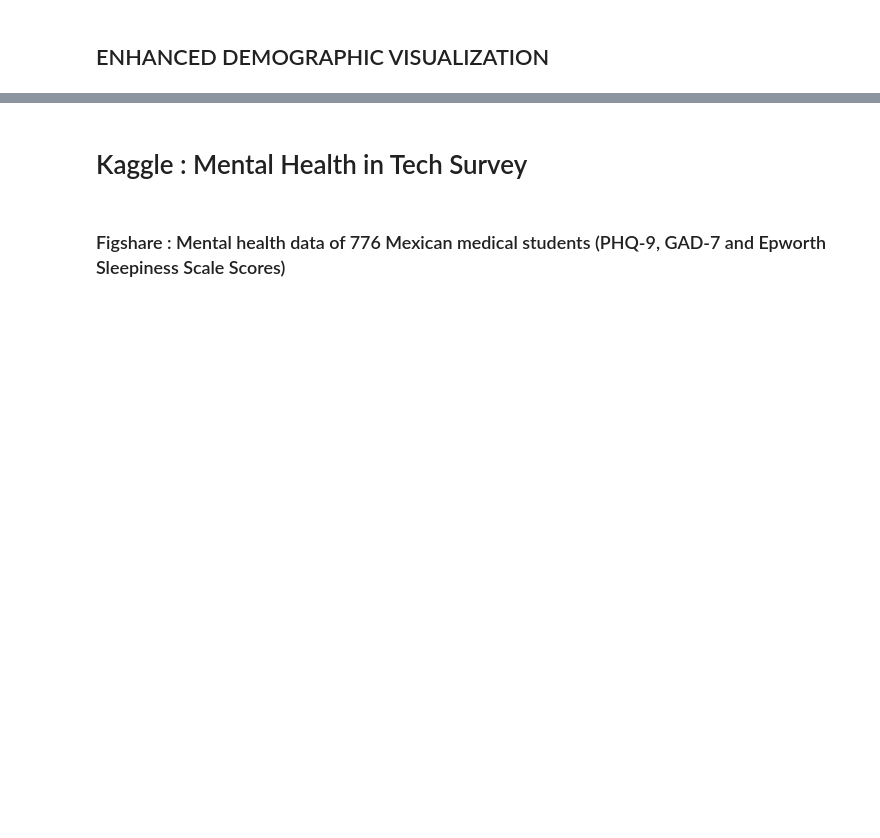
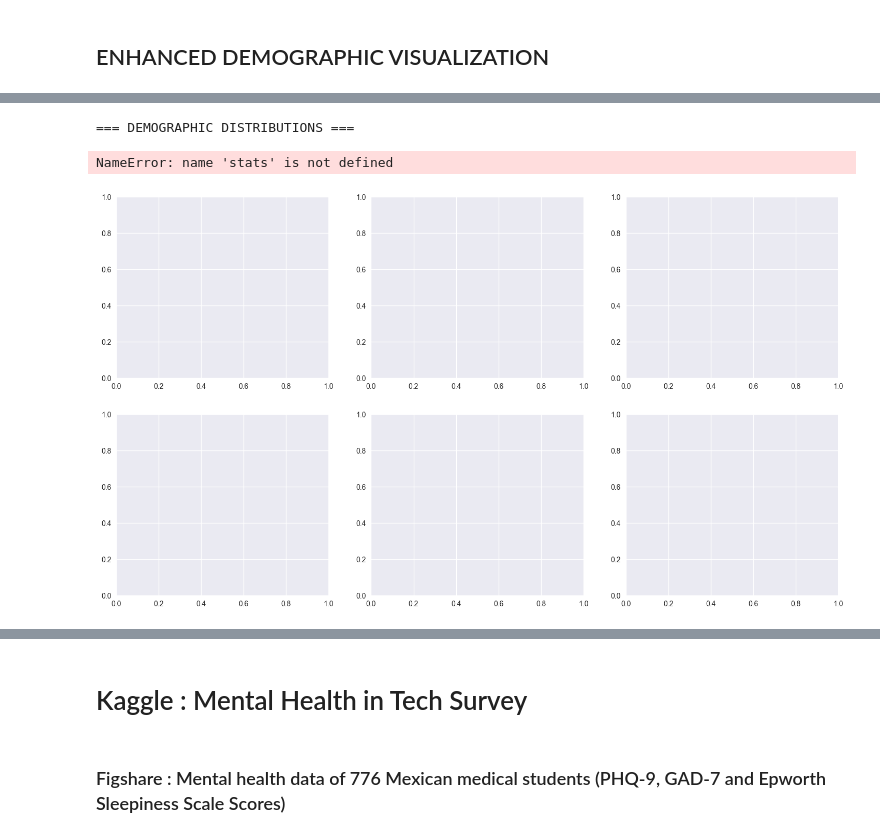
Before and after one commit to alivianay/stresss, a Jupyter notebook: notebook/code.ipynb, the cells around one changed output, grey strips where cells are left out. Cells and saved outputs as stored; diff of their text form; code cells hidden in the pictures; blank space fills up the shorter version.

```diff
--- a/notebook/code.ipynb
+++ b/notebook/code.ipynb
@@ -231,0 +504,32 @@ print("5. Graduation and above")
+# %%
+# Step 4: Demographic Analysis
+demographic_cols = ['Age', 'Gender', 'Marital_Status', 'Educational_Status', 'Occupational_Status', 'Sleeping_Problem']
+
+print("\n=== DEMOGRAPHIC DISTRIBUTIONS ===")
+fig, axes = plt.subplots(2, 3, figsize=(18, 10))
+
+for i, col in enumerate(demographic_cols):
+    plt.sca(axes[i//3, i%3])
+    if col == 'Age':
+        # Test for normality
+        stat, p_value = stats.normaltest(data_clean[col].dropna())
+        sns.histplot(data_clean[col], kde=True)
+        plt.title(f'{col} Distribution\n(Normality p-value: {p_value:.3f})')
+    else:
+        data_clean[col].value_counts().plot(kind='bar', color=sns.color_palette()[i])
+        plt.title(f'{col} Distribution')
+    plt.xticks(rotation=45)
+
+plt.tight_layout()
+plt.show()
+
+# Test Hypothesis 2
+age_normality = stats.normaltest(data_clean['Age'].dropna())[1]
+if age_normality > 0.05:
+    print("✅ HYPOTHESIS 2 CONFIRMED: Age is normally distributed")
+else:
+    print("❌ HYPOTHESIS 2 REJECTED: Age is NOT normally distributed")
+# %% [output]
+=== DEMOGRAPHIC DISTRIBUTIONS ===
+NameError: name 'stats' is not defined
+[figure, added]
```
Also changed, not shown: parts of 40 cells of this notebook.
